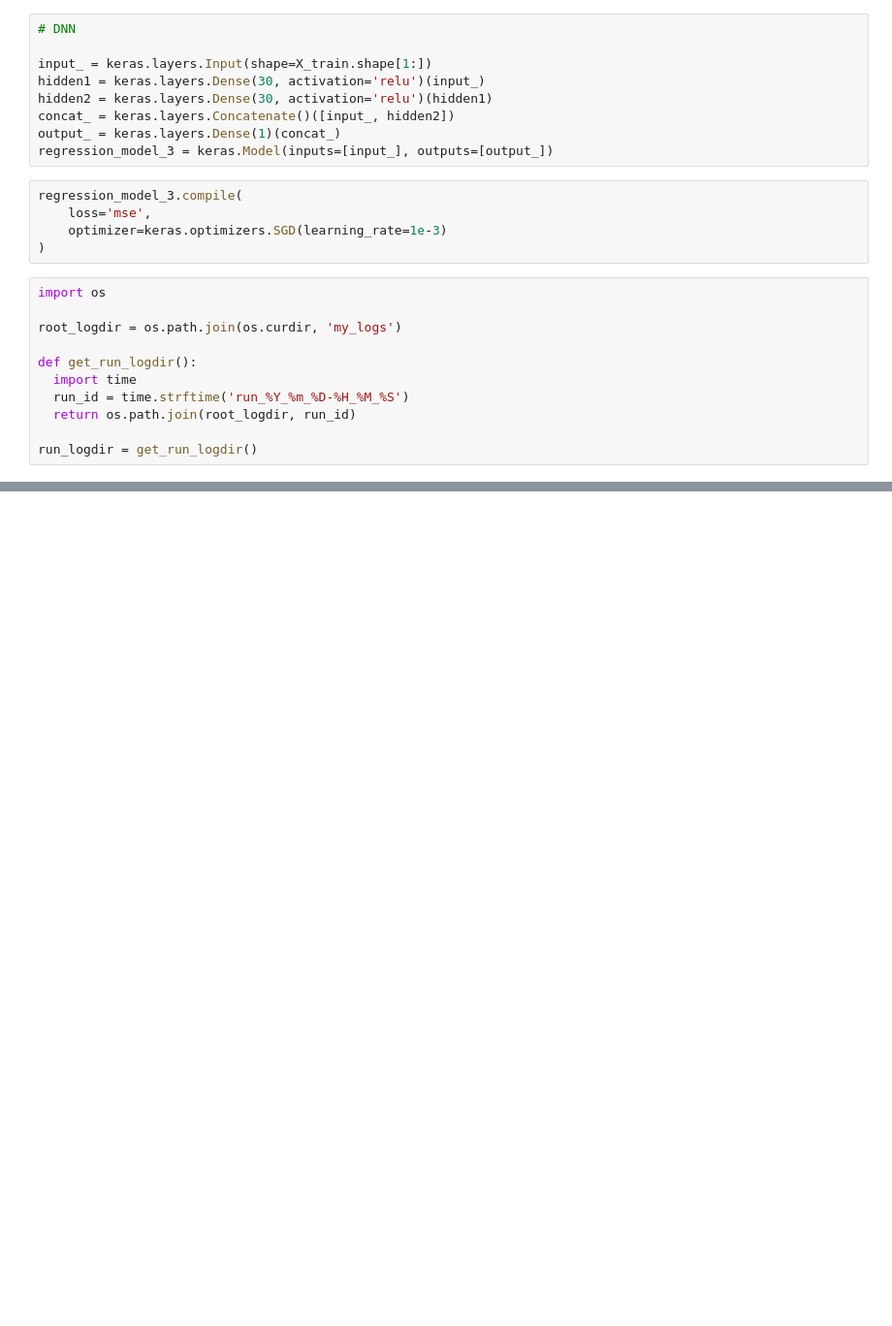
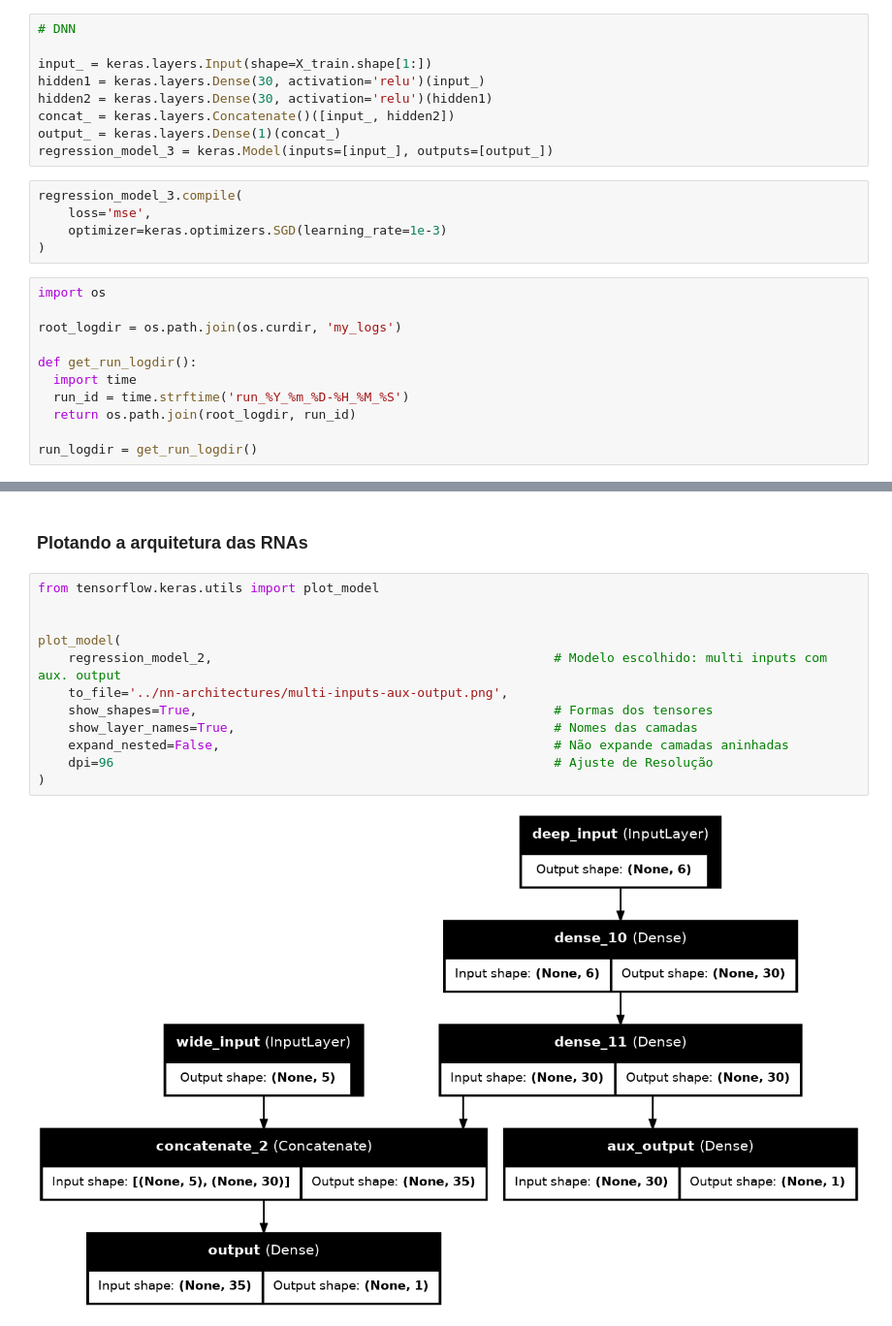
Before and after one commit to ju4nv1e1r4/deep-learning, a Jupyter notebook: notebooks/keras-tensorflow.ipynb, the cells around one changed output, grey strips where cells are left out. Shown: that part at 97% size. Drawn from its saved outputs; the diff is of its cells as text; blank space fills up the shorter version.

Commit message:
tf.keras

```diff
--- a/notebooks/keras-tensorflow.ipynb
+++ b/notebooks/keras-tensorflow.ipynb
@@ -622,0 +598,16 @@ TensorBoard 2.18.0 at http://localhost:6006/ (Press CTRL+C to quit)
+# %% [markdown]
+### Plotando a arquitetura das RNAs
+# %%
+from tensorflow.keras.utils import plot_model
+
+
+plot_model(
+    regression_model_2,                                             # Modelo escolhido: multi inputs com aux. output
+    to_file='../nn-architectures/multi-inputs-aux-output.png',
+    show_shapes=True,                                               # Formas dos tensores
+    show_layer_names=True,                                          # Nomes das camadas
+    expand_nested=False,                                            # Não expande camadas aninhadas
+    dpi=96                                                          # Ajuste de Resolução
+)
+# %% [output]
+[figure, added]
```
Also changed, not shown: parts of 37 cells of this notebook, 8 other files.
